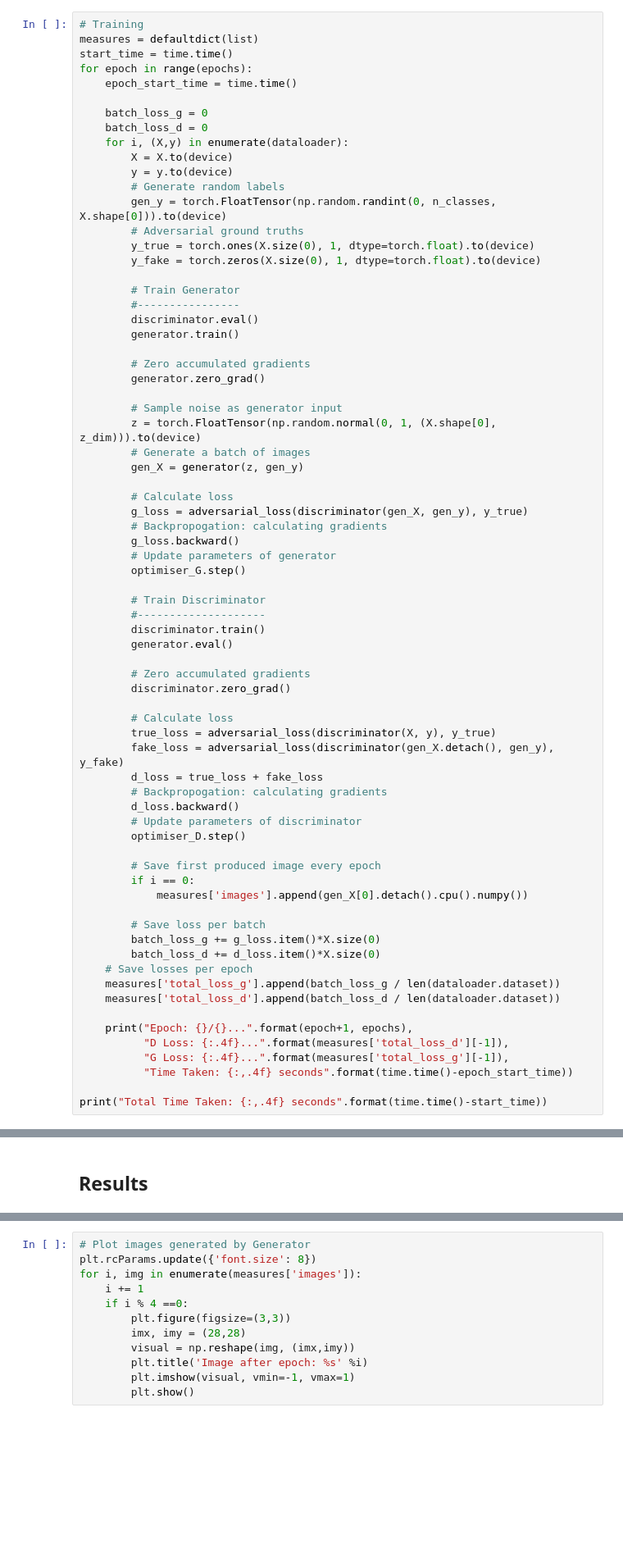
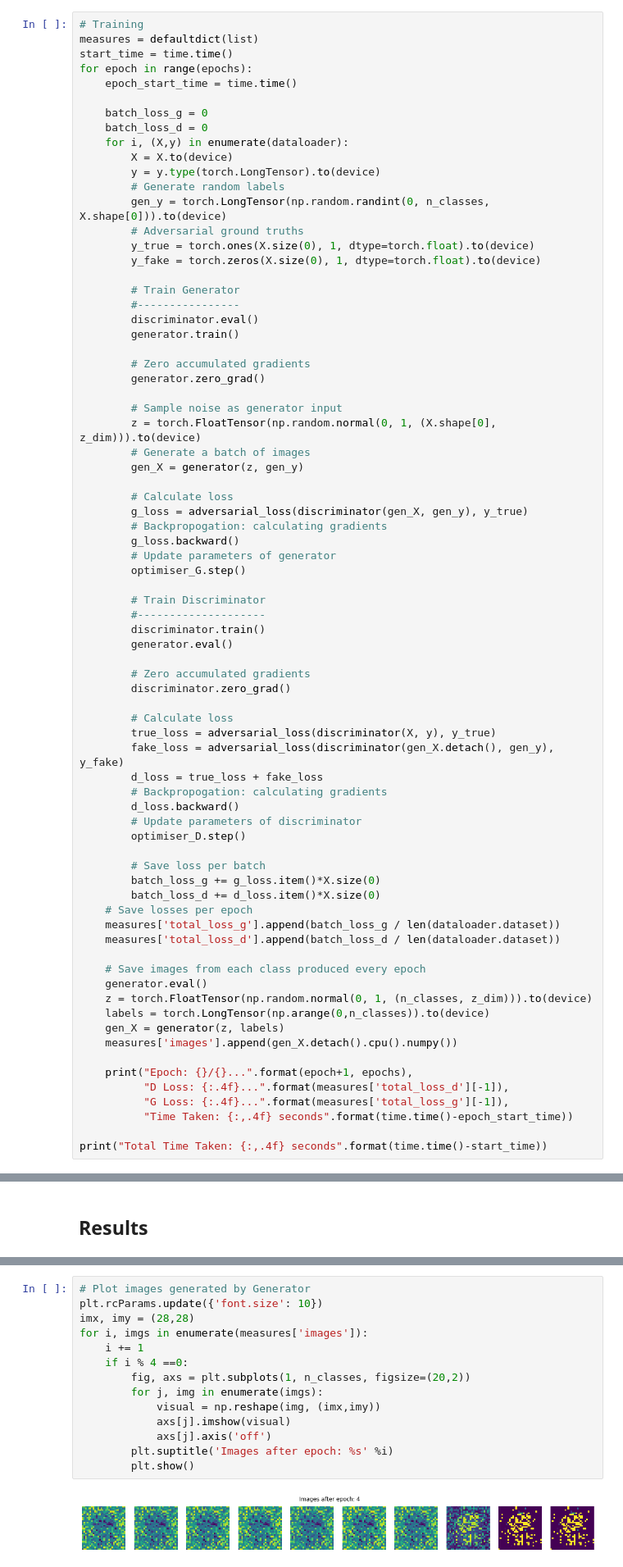
Before and after one commit to udeepam/gan, a Jupyter notebook: notebooks/cgan.ipynb, the cells around one changed output, grey strips where cells are left out. Shown at 82% size. Cells and saved outputs as stored; diff of their text form; blank space fills up the shorter version.

```diff
--- a/notebooks/cgan.ipynb
+++ b/notebooks/cgan.ipynb
@@ -211,9 +211,9 @@ for epoch in range(epochs):
     batch_loss_d = 0
     for i, (X,y) in enumerate(dataloader):
         X = X.to(device)
-        y = y.to(device)
+        y = y.type(torch.LongTensor).to(device)
         # Generate random labels
-        gen_y = torch.FloatTensor(np.random.randint(0, n_classes, X.shape[0])).to(device)
+        gen_y = torch.LongTensor(np.random.randint(0, n_classes, X.shape[0])).to(device)
         # Adversarial ground truths
         y_true = torch.ones(X.size(0), 1, dtype=torch.float).to(device)
         y_fake = torch.zeros(X.size(0), 1, dtype=torch.float).to(device)
@@ -255,10 +255,6 @@ for epoch in range(epochs):
         # Update parameters of discriminator
         optimiser_D.step()
 
-        # Save first produced image every epoch
-        if i == 0:
-            measures['images'].append(gen_X[0].detach().cpu().numpy())
-
         # Save loss per batch
         batch_loss_g += g_loss.item()*X.size(0)
         batch_loss_d += d_loss.item()*X.size(0)
@@ -266,6 +262,13 @@ for epoch in range(epochs):
     measures['total_loss_g'].append(batch_loss_g / len(dataloader.dataset))
     measures['total_loss_d'].append(batch_loss_d / len(dataloader.dataset))
 
+    # Save images from each class produced every epoch
+    generator.eval()
+    z = torch.FloatTensor(np.random.normal(0, 1, (n_classes, z_dim))).to(device)
+    labels = torch.LongTensor(np.arange(0,n_classes)).to(device)
+    gen_X = generator(z, labels)
+    measures['images'].append(gen_X.detach().cpu().numpy())
+
     print("Epoch: {}/{}...".format(epoch+1, epochs),
           "D Loss: {:.4f}...".format(measures['total_loss_d'][-1]),
           "G Loss: {:.4f}...".format(measures['total_loss_g'][-1]),
@@ -289,12 +312,16 @@ plt.show()
 # %%
 # Plot images generated by Generator
-plt.rcParams.update({'font.size': 8})
-for i, img in enumerate(measures['images']):
+plt.rcParams.update({'font.size': 10})
+imx, imy = (28,28)
+for i, imgs in enumerate(measures['images']):
     i += 1
     if i % 4 ==0:
-        plt.figure(figsize=(3,3))
-        imx, imy = (28,28)
-        visual = np.reshape(img, (imx,imy))
-        plt.title('Image after epoch: %s' %i)
-        plt.imshow(visual, vmin=-1, vmax=1)
+        fig, axs = plt.subplots(1, n_classes, figsize=(20,2))
+        for j, img in enumerate(imgs):
+            visual = np.reshape(img, (imx,imy))
+            axs[j].imshow(visual)
+            axs[j].axis('off')
+        plt.suptitle('Images after epoch: %s' %i)
         plt.show()
+# %% [output]
+[figure, added]
```
Also changed, not shown: parts of 4 cells of this notebook, 1 other file.
